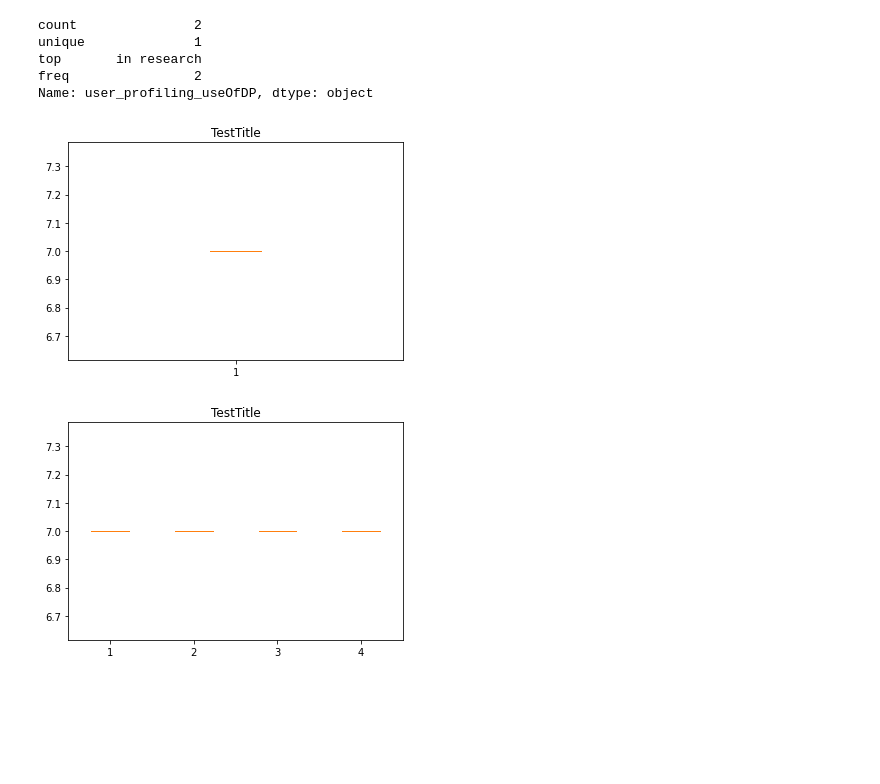
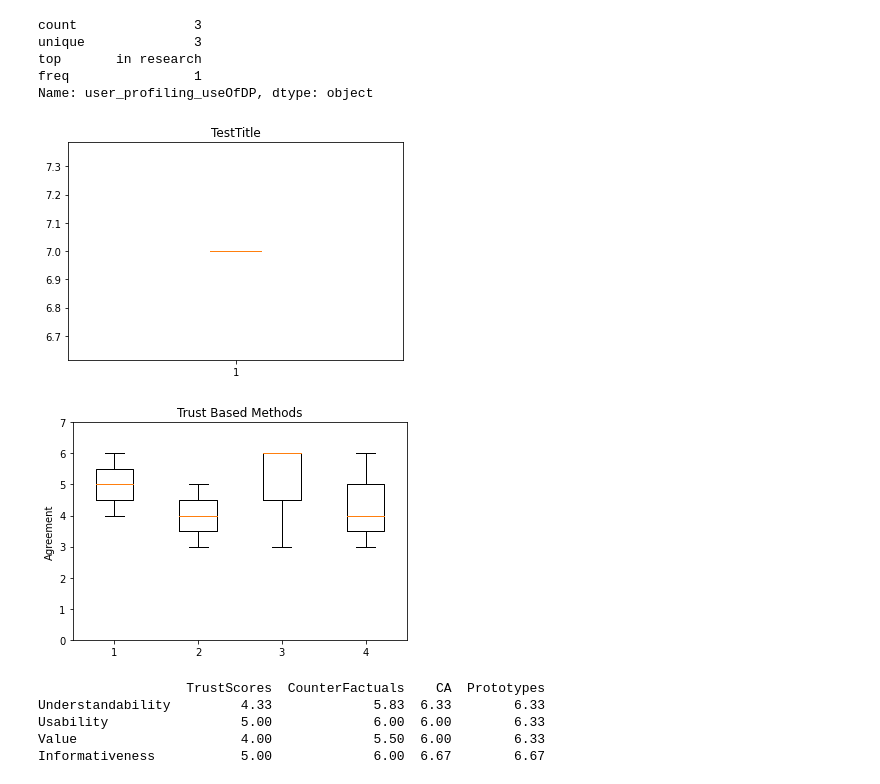
Before and after one commit to theodore-evans/xai-in-digital-pathology, a Jupyter notebook: DataProcessing/data_processing.ipynb, the cells around one changed output. Cells and saved outputs as stored; diff of their text form; code cells hidden in the pictures; blank space fills up the shorter version.

Commit message:
better parsing (removed images) and started with annotation comparison (show average,mean in table)

```diff
--- a/DataProcessing/data_processing.ipynb
+++ b/DataProcessing/data_processing.ipynb
@@ -7,7 +9,11 @@ import numpy as np
 # %%
 #Loading Data
-f = open("db_dump_new_files.json")
-data = json.load(f)
+f = open("db_dump_new_files.json").read()
+
+#remove image0/image1 vars since it prevents proper df merging
+g = re.sub(r'_image[0-2]',"",f)
+
+data = json.loads(g)
 df = pd.json_normalize(data)
 
 #hacky solution to remove the panda-appended user_. entry
@@ -58,10 +56,12 @@ def createSubDFs(df):
 # %%
-#remove NaN columns
-df = df.dropna()
+#remove NaN columns, careful since missing comments are read as NaN which can lead to very empty dfs
+#df = df.dropna()
 
 #get column values while dropping individual NaNs for debugging purposes
 # test_data = df["user_profiling_useOfDP"]
 # test_data = test_data.dropna().unique().tolist()
 
 #select subdfs grouped by column for easier handling
-profiling_df,cf_df,ca_df,prototypes_df,trust_df,cf_df = createSubDFs(df)
+profiling_df,cf_df,ca_df,prototypes_df,trust_df = createSubDFs(df)
+
+print(trust_df)
@@ -68,34 +88,74 @@ profiling_df,cf_df,ca_df,prototypes_df,trust_df,cf_df = createSubDFs(df)
 # %%
 
 #function to plot a column
 def boxPlot(data,title):
     fig, ax = plt.subplots()
     ax.set_title(title)
     ax.boxplot(data)
 
 boxPlot(prototypes_df.iloc[0],"TestTitle")
 
 #and the full subdf
 def boxPlotDF(sub_df,title):
     #throw out non-numeric data
     int_df = sub_df.select_dtypes(include="int64")
     data = int_df.values
     fig, ax = plt.subplots()
     ax.set_title(title)
+    ax.set_ylabel("Agreement")
+    ax.set_ylim(0,7)
     ax.boxplot(data)
 
-boxPlotDF(prototypes_df,"TestTitle")
+boxPlotDF(trust_df,"Trust Based Methods")
+plt.savefig("BoxPlot")
 
 #function to get most relevant statistical measures for single column
 def descriptiveStatistics(column):
     print(df[column].describe())
 
 descriptiveStatistics("user_profiling_useOfDP")
 # %% [output]
-count               2
-unique              1
+count               3
+unique              3
 top       in research
-freq                2
+freq                1
 Name: user_profiling_useOfDP, dtype: object
 [figure]
-[figure, old version]
+[figure, new version]
+# %%
+#compare all approaches
+
+#1. step: create average,var score of each rating question per subdf
+df_list = [cf_df,ca_df,prototypes_df,trust_df]
+def applyFunctionToSubDF(df_list,func):
+    avg_container = []
+    #for each df, get an average of the ratings for understand,usab,value and info (or any other function you want to apply to the seletced subdf)
+    for sub_df in df_list:
+        understand_avg = round(func(sub_df.filter(regex=(".*_understandability")).values),2)
+        usability_avg = round(func(sub_df.filter(regex=(".*_usability")).values),2)
+        value_avg = round(func(sub_df.filter(regex=(".*_value")).values),2)
+        info_avg = round(func(sub_df.filter(regex=(".*_informativeness")).values),2)
+
+        sub_df_avg = [info_avg,understand_avg,usability_avg,value_avg]
+        avg_container.append(sub_df_avg)
+
+    #make sure that the input ordering in the df_list is the same as in the method call since I only rely on ordering, not on names
+    return avg_container[0],avg_container[1],avg_container[2],avg_container[3]
+
+cf_avg,ca_avg,prototypes_avg,trust_avg = applyFunctionToSubDF(df_list,np.mean)
+cf_var,ca_var,prototypes_var,trust_var = applyFunctionToSubDF(df_list,np.var)
+
+#2. step: compare them in a table with avg+sdv
+comparison_df = pd.DataFrame(index=["Understandability","Usability","Value","Informativeness"])
+comparison_df["TrustScores"] = trust_avg
+comparison_df["CounterFactuals"] = cf_avg
+comparison_df["CA"] = ca_avg
+comparison_df["Prototypes"] = prototypes_avg
+
+print(comparison_df)
+# %% [output]
+                   TrustScores  CounterFactuals    CA  Prototypes
+Understandability         4.33             5.83  6.33        6.33
+Usability                 5.00             6.00  6.00        6.33
+Value                     4.00             5.50  6.00        6.33
+Informativeness           5.00             6.00  6.67        6.67
```
Also changed, not shown: parts of 3 cells of this notebook, 2 other files.
